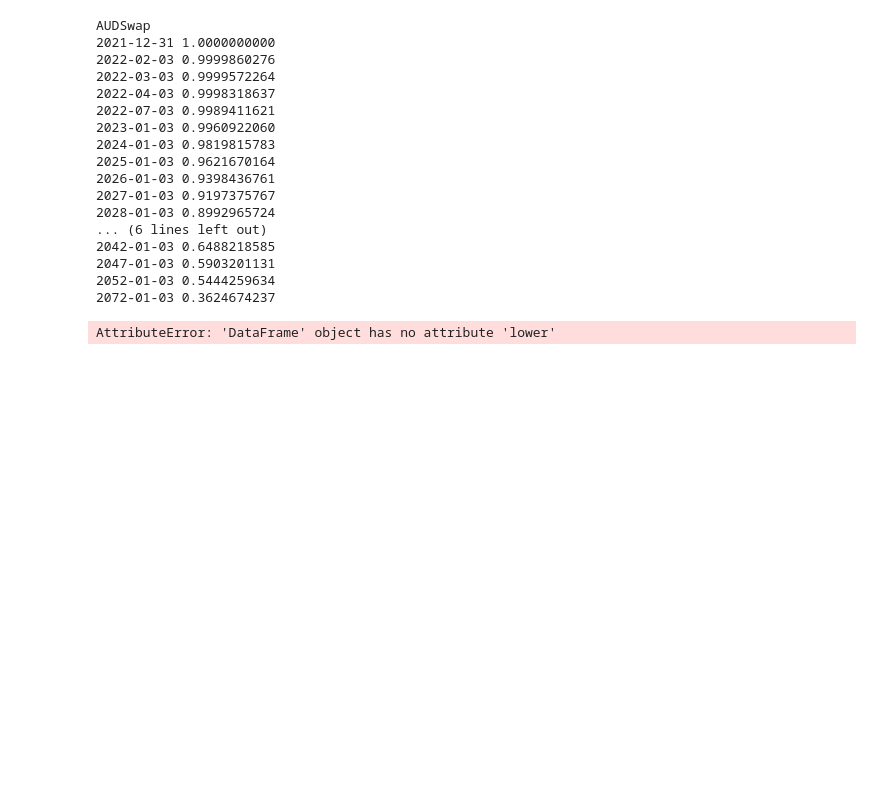
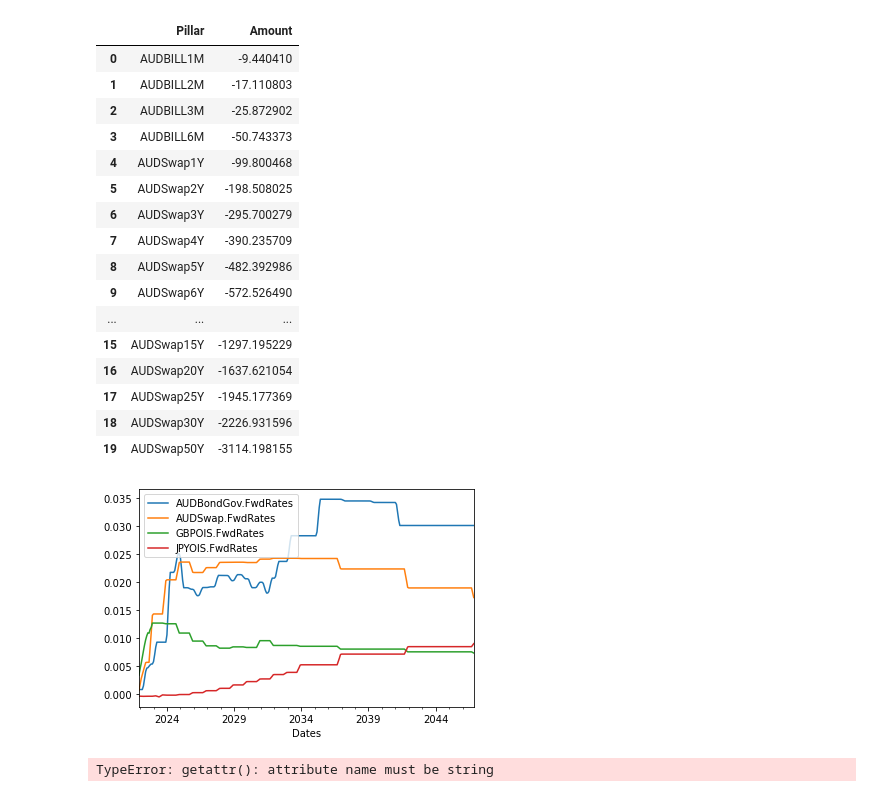
Before and after one commit to zongjieshen/RatesMarket, a Jupyter notebook: PythonMarketAnalytics/Untitled.ipynb, the cells around one changed output. Saved outputs shown, nothing was run; the diff lists cells and outputs as text; code cells hidden in the pictures; blank space fills up the shorter version.

```diff
--- a/PythonMarketAnalytics/Untitled.ipynb
+++ b/PythonMarketAnalytics/Untitled.ipynb
@@ -4,45 +4,38 @@ import pandas as pd
 from datetime import datetime, timedelta
 valueDate = datetime(2021, 12, 31)
 
-filepath = r'C:\Users\Zongjie\source\repos\MarketBuilding\PythonApplication1\MarketData\BondYield.xlsx'
+filepath = r'C:\Users\sheny\source\repos\zongjieshen\PythonMarketAnalytics\PythonMarketAnalytics\Market\BondYield.xlsx'
 
 baseMarket = mkt.MarketFactory.Create('baseMarket',valueDate,filepath)
-# %%
-curve = baseMarket.marketItems['AUDSwap']
-dv01 = curve.Dv01AtEachPillar('pillar',0.0001)
-curve.view()
-# %% [output]
-AUDSwap
-2021-12-31 1.0000000000
-2022-02-03 0.9999860276
-2022-03-03 0.9999572264
-2022-04-03 0.9998318637
-2022-07-03 0.9989411621
-2023-01-03 0.9960922060
-2024-01-03 0.9819815783
-2025-01-03 0.9621670164
-2026-01-03 0.9398436761
-2027-01-03 0.9197375767
-2028-01-03 0.8992965724
-... (6 lines left out)
-2042-01-03 0.6488218585
-2047-01-03 0.5903201131
-2052-01-03 0.5444259634
-2072-01-03 0.3624674237
-# %%
-import pandas as pd
-import hvplot.pandas # Adds .hvplot and .interactive methods to Pandas dataframes
-import panel as pn #
-
-pn.extension(sizing_mode="stretch_width")
-
-PALETTE = ["#ff6f69", "#ffcc5c", "#88d8b0", ]
-ACCENT_BASE_COLOR = PALETTE[0]
-
-ipipeline = (dv01.interactive())
-line_width = pn.widgets.IntSlider(value=6, start=1, end=10, name="Line Width")
-iplot = ipipeline.plot(color=PALETTE, figsize=(15,4), title="Seatle Bike Data with Matplotlib and hvplot .interactive", lw=line_width)
-imessage = ipipeline.pipe(curve.Dv01AtEachPillar, 'pillar',0.0001)
-imessage
-# %% [output]
-AttributeError: 'DataFrame' object has no attribute 'lower'
+# %%
+import dateutil.relativedelta
+curve = baseMarket.marketItems['AUDSwap']
+dv01 = curve.Dv01AtEachPillar('pillar',0.0001)
+date_list = [valueDate + dateutil.relativedelta.relativedelta(months=x) for x in range(300)]
+df = mkt.YieldCurve.Charts(list(baseMarket.marketItems.values()), 'fwd', date_list)
+
+df.plot()
+dv01
+# %% [output]
+|  | Pillar | Amount |
+| 0 | AUDBILL1M | -9.440410 |
+| 1 | AUDBILL2M | -17.110803 |
+| 2 | AUDBILL3M | -25.872902 |
+| 3 | AUDBILL6M | -50.743373 |
+| 4 | AUDSwap1Y | -99.800468 |
+| 5 | AUDSwap2Y | -198.508025 |
+| 6 | AUDSwap3Y | -295.700279 |
+| 7 | AUDSwap4Y | -390.235709 |
+| 8 | AUDSwap5Y | -482.392986 |
+| 9 | AUDSwap6Y | -572.526490 |
+| ... | ... | ... |
+| 15 | AUDSwap15Y | -1297.195229 |
+| 16 | AUDSwap20Y | -1637.621054 |
+| 17 | AUDSwap25Y | -1945.177369 |
+| 18 | AUDSwap30Y | -2226.931596 |
+| 19 | AUDSwap50Y | -3114.198155 |
+[figure, added]
+# %%
+pd.DataFrame([{fn: getattr(f, fn) for fn in curve.pillars} for f in curve.pillars])
+# %% [output]
+TypeError: getattr(): attribute name must be string
```
Also changed, not shown: parts of 1 cell of this notebook, 10 other files.
